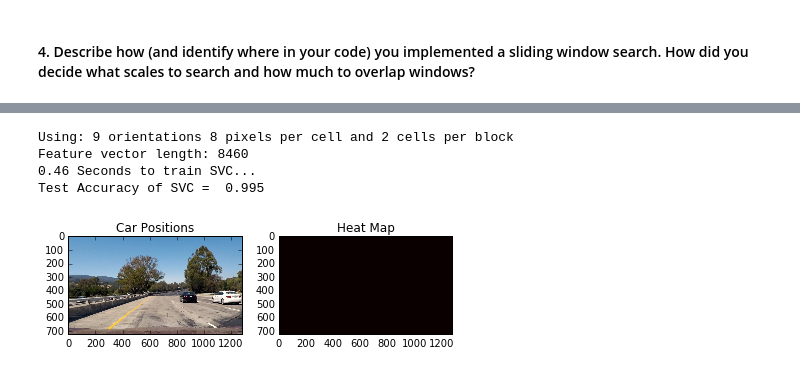
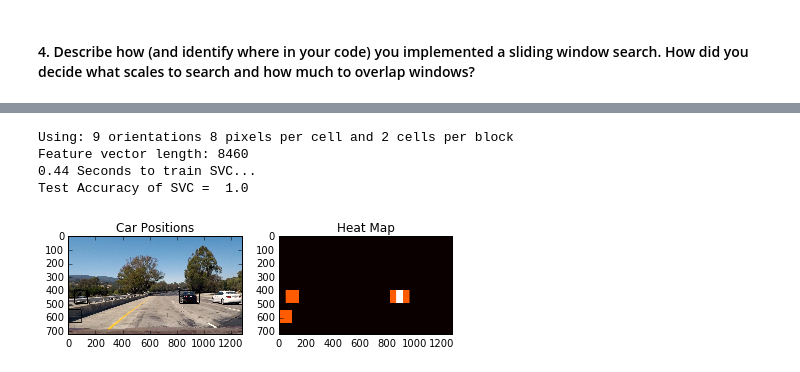
Before and after one commit to jasonhuh/CarND-Vehicle-Detection, a Jupyter notebook: CarND-Vehicle-Detection1.ipynb, the cells around one changed output, grey strips where cells are left out. Saved outputs shown, nothing was run; the diff lists cells and outputs as text; code cells hidden in the pictures.

```diff
--- a/CarND-Vehicle-Detection1.ipynb
+++ b/CarND-Vehicle-Detection1.ipynb
@@ -17,6 +20,7 @@ from scipy.ndimage.measurements import label
 %matplotlib inline
 # %%
 # Define HOG parameters
+X_scaler = None
 orient = 9
 pix_per_cell = 8
 cell_per_block = 2
@@ -546,7 +549,7 @@ def search_and_classify(cars, notcars):
     # Uncomment the following line if you extracted training
     # data from .png images (scaled 0 to 1 by mpimg) and the
     # image you are searching is a .jpg (scaled 0 to 255)
-    #image = image.astype(np.float32)/255
+    image = image.astype(np.float32)/255
 
     windows = slide_window(image, x_start_stop=[None, None], y_start_stop=y_start_stop,
                         xy_window=(96, 96), xy_overlap=(0.5, 0.5))
@@ -575,36 +578,36 @@ def search_and_classify(cars, notcars):
         # Return the image
         return img
 
     # Add heat to each box in box list
     heat = add_heat(heat,hot_windows)
 
     # Apply threshold to help remove false positives
     heat = apply_threshold(heat,1)
 
     # Visualize the heatmap when displaying
     heatmap = np.clip(heat, 0, 255)
     labels = label(heatmap)
 
     draw_img = draw_labeled_bboxes(np.copy(image), labels)
 
     fig = plt.figure()
     plt.subplot(121)
     plt.imshow(draw_img)
     plt.title('Car Positions')
     plt.subplot(122)
     plt.imshow(heatmap, cmap='hot')
     plt.title('Heat Map')
     fig.tight_layout()
 
     return svc, X_scaler
 
 svc, X_scaler = search_and_classify(cars, notcars)
 # %% [output]
 Using: 9 orientations 8 pixels per cell and 2 cells per block
 Feature vector length: 8460
-0.46 Seconds to train SVC...
-Test Accuracy of SVC =  0.995
+0.44 Seconds to train SVC...
+Test Accuracy of SVC =  1.0
-[figure, old version]
+[figure, new version]
 # %%
 def convert_color(img, conv='RGB2YCrCb'):
     if conv == 'RGB2YCrCb':
```
Also changed, not shown: parts of 11 cells of this notebook.
